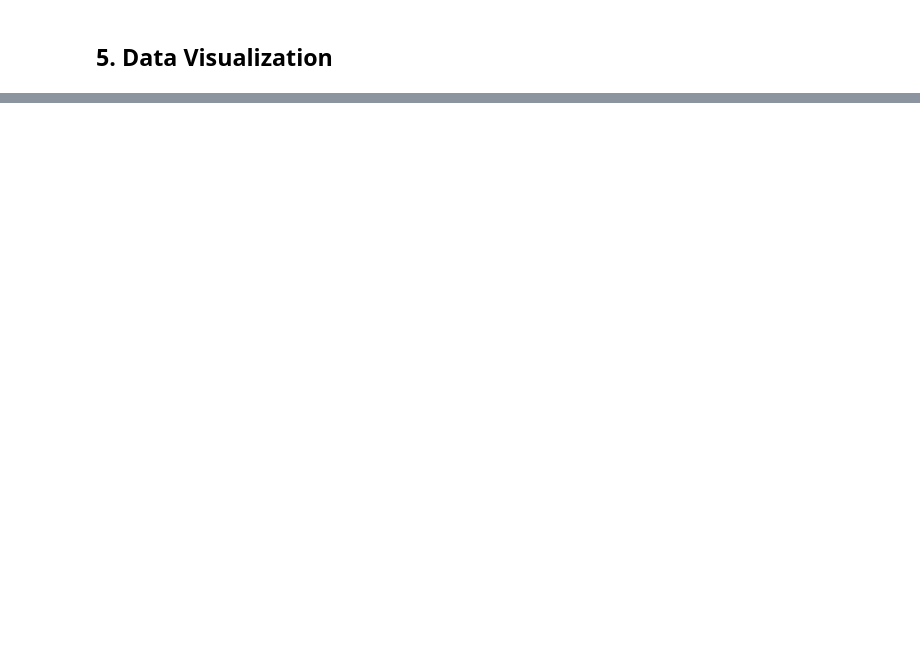
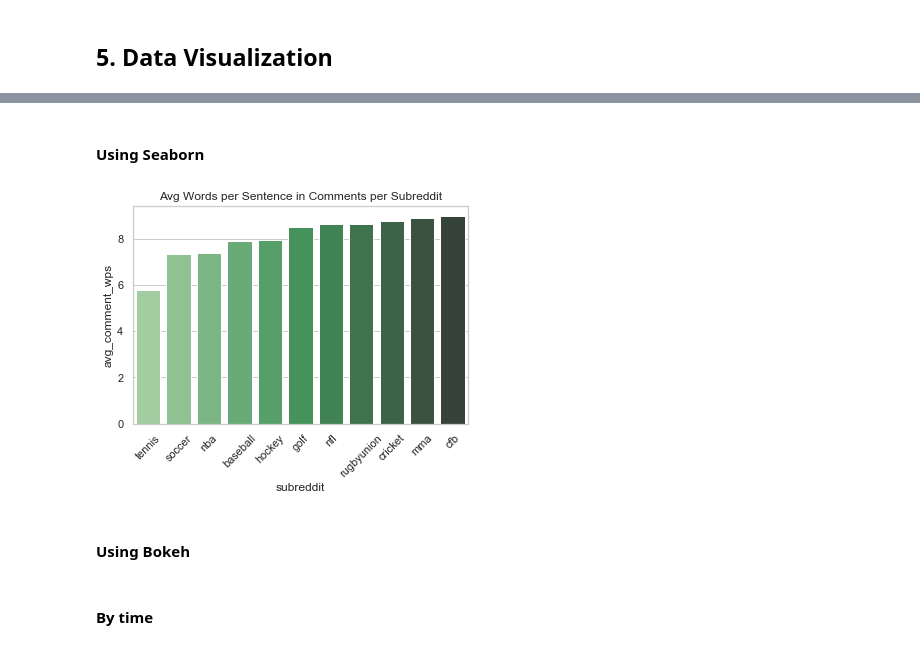
Before and after one commit to himi64/reddit_nlp, a Jupyter notebook: reddit_avg_sentence_length.ipynb, the cells around one changed output, grey strips where cells are left out. Saved outputs shown, nothing was run; the diff lists cells and outputs as text; code cells hidden in the pictures; blank space fills up the shorter version.

Commit message:
adding bokeh and seaborn initial plots

```diff
--- a/reddit_avg_sentence_length.ipynb
+++ b/reddit_avg_sentence_length.ipynb
@@ -211,2 +215,2 @@ def iterate_over_subs(subreddit_list, method, limit):
 # %%
-submission_data = iterate_over_subs(subreddit_list, "hot", 1)
+submission_data = iterate_over_subs(subreddit_list, "top", 10)
@@ -268,0 +242,17 @@ avg_sentence_length_df.to_csv('avg_wps_hottest_20_n1.csv', index=False)
+# %%
+def convert_to_df(submission_dict):
+    submission_df = pd.DataFrame()
+
+    for key, value in submission_data.items():
+        print(key)
+        for submission_id, data in value.items():
+            submission_df.loc[submission_id, 'upvotes'] = data['upvotes']
+            submission_df.loc[submission_id, 'upvotes_ratio'] = data['upvotes_ratio']
+            submission_df.loc[submission_id, 'date'] = data['date']
+            submission_df.loc[submission_id, 'comments'] = data['comments']
+            submission_df.loc[submission_id, 'avg_comment_wps'] = data['avg_comment_wps']
+            submission_df.loc[submission_id, 'subreddit'] = key
+
+    return submission_df
+# %%
+submission_df = convert_to_df(submission_data)
@@ -270,0 +297,5 @@ avg_sentence_length_df.to_csv('avg_wps_hottest_20_n1.csv', index=False)
+# %%
+submission_df_pivot = pd.pivot_table(submission_df, index='subreddit', aggfunc='mean')
+submission_df_pivot.reset_index(inplace=True)
+submission_df_pivot.sort_values(by='avg_comment_wps', inplace=True)
+submission_df_pivot
@@ -270,0 +315,21 @@ avg_sentence_length_df.to_csv('avg_wps_hottest_20_n1.csv', index=False)
+# %% [markdown]
+#### Using Seaborn
+# %%
+import seaborn as sns
+import matplotlib.pyplot as plt
+import numpy as np
+
+sns.set(style="whitegrid", color_codes=True)
+pal = sns.color_palette("Greens_d", len(submission_df_pivot))
+ax = sns.barplot(x="subreddit",
+                 y="avg_comment_wps",
+                 data=submission_df_pivot,
+                 palette=np.array(pal[::-1]))
+locs, labels = plt.xticks()
+plt.setp(labels, rotation=45)
+plt.title("Avg Words per Sentence in Comments per Subreddit")
+plt.show()
+# %% [output]
+[figure, added]
+# %% [markdown]
+#### Using Bokeh
@@ -270,0 +354,2 @@ avg_sentence_length_df.to_csv('avg_wps_hottest_20_n1.csv', index=False)
+# %% [markdown]
+#### By time
```
Also changed, not shown: parts of 20 cells of this notebook, 1 other file.
